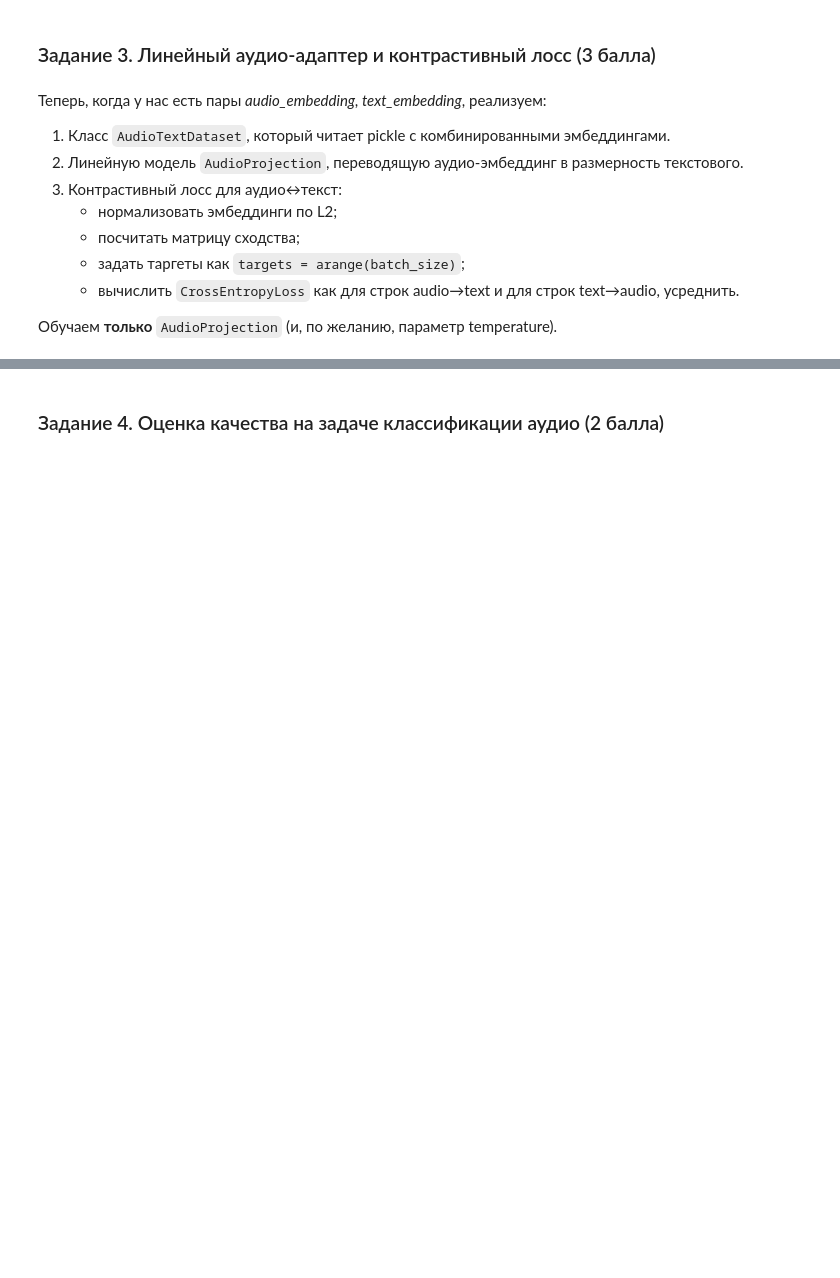
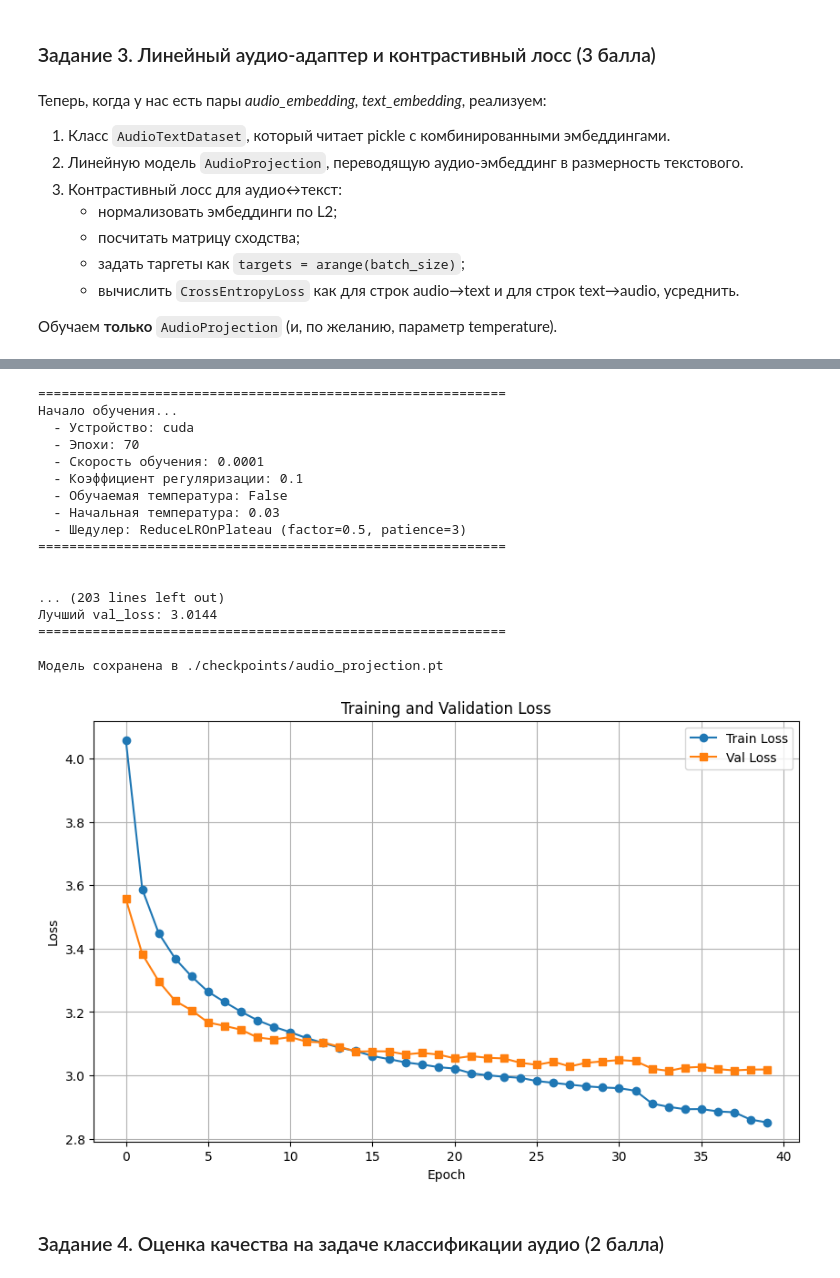
Before and after one commit to psaw/hse-fcs-multimodal-course, a Jupyter notebook: homeworks/HW1_clip_clap.ipynb, the cells around one changed output, grey strips where cells are left out. Saved outputs shown, nothing was run; the diff lists cells and outputs as text; code cells hidden in the pictures; blank space fills up the shorter version.

```diff
--- a/homeworks/HW1_clip_clap.ipynb
+++ b/homeworks/HW1_clip_clap.ipynb
@@ -653,3 +965,59 @@ Step 5: Saving combined dataset to ./checkpoints/embeddings_train.pkl...
+# %%
+# Создаём модель
+audio_projection = AudioProjection(audio_dim=768, text_dim=512, dropout=0.5, hidden_dim=1024)
+
+# Обучаем
+train_losses, val_losses = train_audio_projection(
+    model=audio_projection,
+    train_loader=train_loader,
+    val_loader=val_loader,
+    device=device,
+    num_epochs=70,
+    learning_rate=1e-4,  #
+    initial_temperature=0.03,
+    use_learnable_temperature=False, # не обучаем температуру, т.к. она моментально падает до минимума
+    print_interval=400,
+    weight_decay=1e-1,  # Регуляризация для предотвращения переобучения
+    min_temperature=0.03,  #
+    lr_scheduler_factor=0.5,  # Уменьшаем LR в 2 раза при отсутствии улучшения
+    lr_scheduler_patience=3,  # Ждём 3 эпохи без улучшения перед уменьшением LR
+    early_stopping_patience=6  # Останавливаем обучение после N эпох без улучшения val_loss
+)
+
+# Сохраняем модель
+torch.save(audio_projection.state_dict(), "./checkpoints/audio_projection.pt")
+print("Модель сохранена в ./checkpoints/audio_projection.pt")
+
+# Визуализация лосса
+plt.figure(figsize=(10, 6))
+plt.plot(train_losses, label='Train Loss', marker='o')
+if val_losses:
+    plt.plot(val_losses, label='Val Loss', marker='s')
+plt.xlabel('Epoch')
+plt.ylabel('Loss')
+plt.title('Training and Validation Loss')
+plt.legend()
+plt.grid(True)
+plt.show()
+# %% [output]
+============================================================
+Начало обучения...
+  - Устройство: cuda
+  - Эпохи: 70
+  - Скорость обучения: 0.0001
+  - Коэффициент регуляризации: 0.1
+  - Обучаемая температура: False
+  - Начальная температура: 0.03
+  - Шедулер: ReduceLROnPlateau (factor=0.5, patience=3)
+============================================================
+
+
+... (203 lines left out)
+Лучший val_loss: 3.0144
+============================================================
+
+Модель сохранена в ./checkpoints/audio_projection.pt
+[figure, added]
 # %% [markdown]
 ### Задание 4. Оценка качества на задаче классификации аудио (2 балла)
 # %% [markdown]
```
Also changed, not shown: parts of 15 cells of this notebook, 2 other files.
